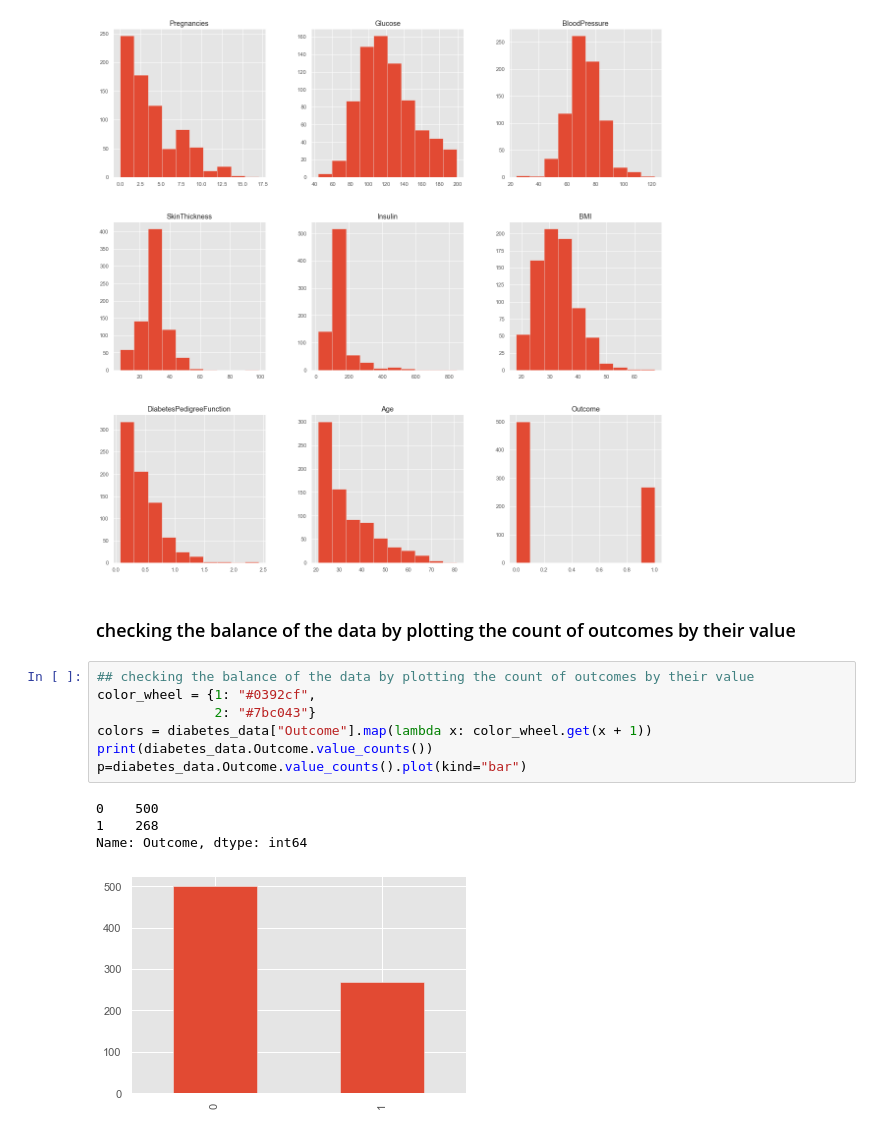
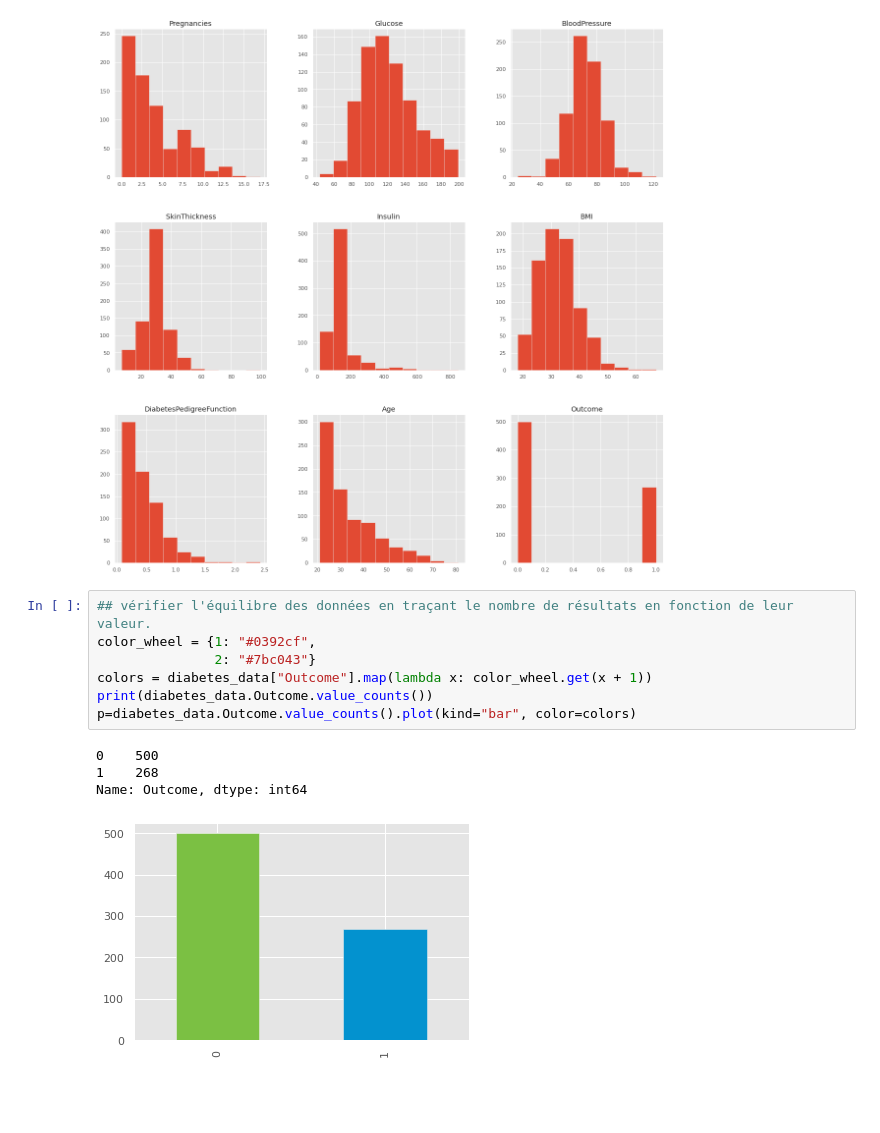
Before and after one commit to ahmedomri/Diabetes-Classification, a Jupyter notebook: kedro/diabetes_classification/notebooks/projet.ipynb, the cells around one changed output. Saved outputs shown, nothing was run; the diff lists cells and outputs as text; blank space fills up the shorter version.

```diff
--- a/kedro/diabetes_classification/notebooks/projet.ipynb
+++ b/kedro/diabetes_classification/notebooks/projet.ipynb
@@ -110,18 +124,16 @@ diabetes_data['BMI'].fillna(diabetes_data['BMI'].median(), inplace = True)
 p = diabetes_data.hist(figsize = (20,20))
 # %% [output]
 [figure]
-# %% [markdown]
-### checking the balance of the data by plotting the count of outcomes by their value
 # %%
-## checking the balance of the data by plotting the count of outcomes by their value
+## vérifier l'équilibre des données en traçant le nombre de résultats en fonction de leur valeur.
 color_wheel = {1: "#0392cf",
                2: "#7bc043"}
 colors = diabetes_data["Outcome"].map(lambda x: color_wheel.get(x + 1))
 print(diabetes_data.Outcome.value_counts())
-p=diabetes_data.Outcome.value_counts().plot(kind="bar")
+p=diabetes_data.Outcome.value_counts().plot(kind="bar", color=colors)
 # %% [output]
 0    500
 1    268
 Name: Outcome, dtype: int64
-[figure, old version]
+[figure, new version]
 # %% [markdown]
```
Also changed, not shown: parts of 9 cells of this notebook, 3 other files.
